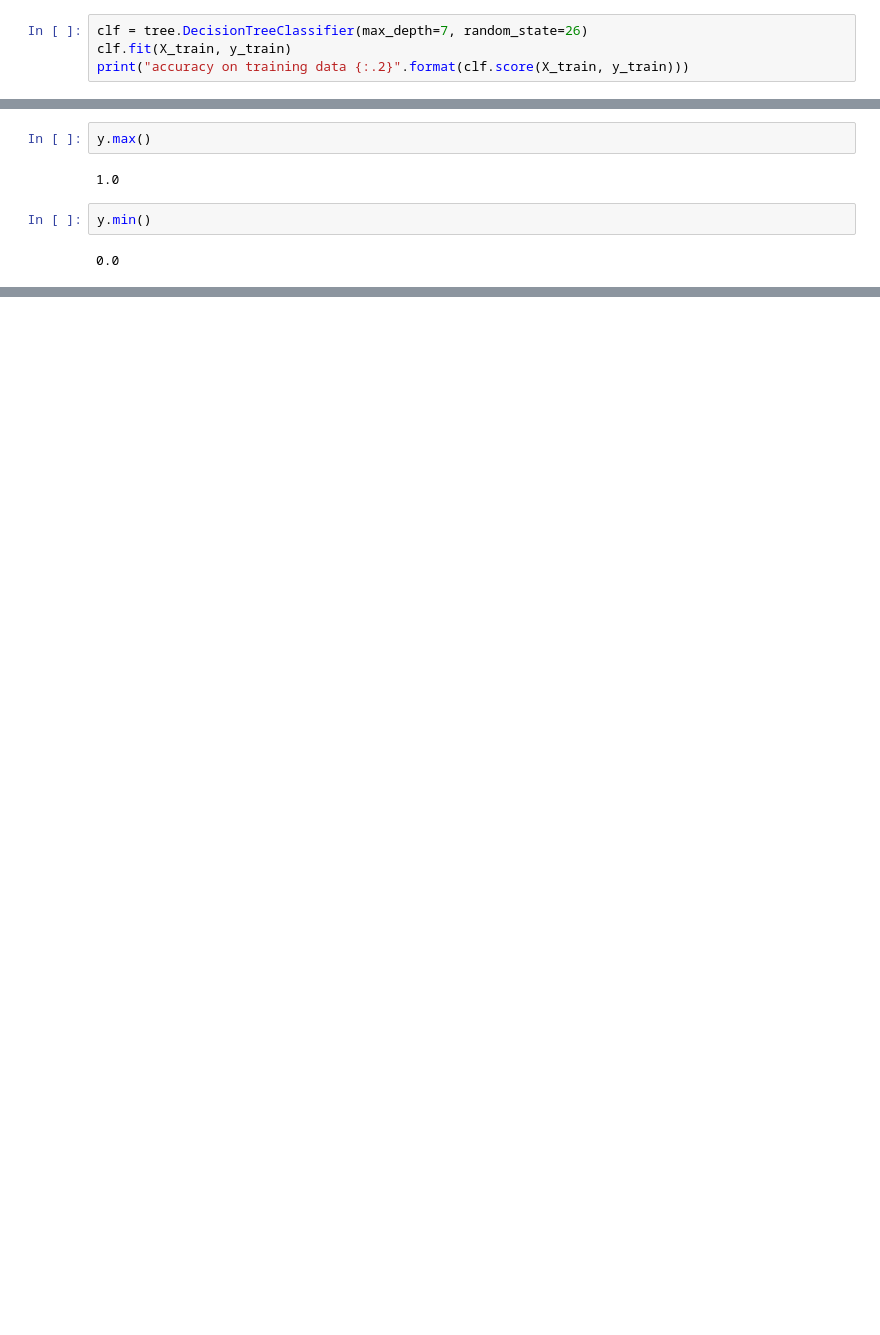
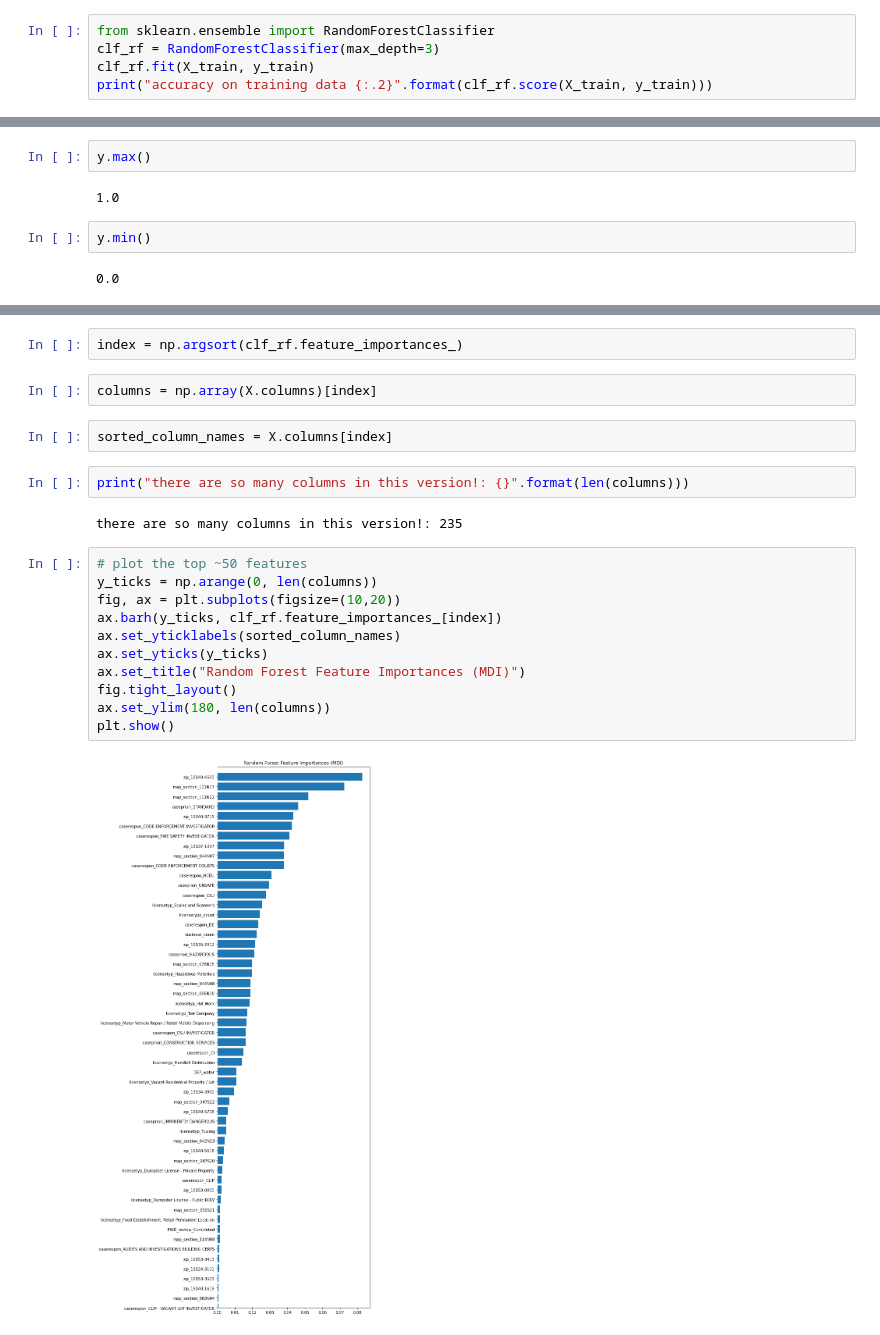
Before and after one commit to CoWoGeo/PUS2022_CWolk, a Jupyter notebook: ProjectLanthamWolk/JunkyardFireModel.ipynb, the cells around one changed output, grey strips where cells are left out. Cells and saved outputs as stored; diff of their text form; blank space fills up the shorter version.

```diff
--- a/ProjectLanthamWolk/JunkyardFireModel.ipynb
+++ b/ProjectLanthamWolk/JunkyardFireModel.ipynb
@@ -913,7 +914,8 @@ X_train.shape, X_test.shape, y_train.shape, y_test.shape
 # %%
 from sklearn import tree
 # %%
-clf = tree.DecisionTreeClassifier(max_depth=7, random_state=26)
-clf.fit(X_train, y_train)
-print("accuracy on training data {:.2}".format(clf.score(X_train, y_train)))
+from sklearn.ensemble import RandomForestClassifier
+clf_rf = RandomForestClassifier(max_depth=3)
+clf_rf.fit(X_train, y_train)
+print("accuracy on training data {:.2}".format(clf_rf.score(X_train, y_train)))
 # %% [output]
@@ -931,0 +942,23 @@ accuracy on training data 1.0
+# %%
+index = np.argsort(clf_rf.feature_importances_)
+# %%
+columns = np.array(X.columns)[index]
+# %%
+sorted_column_names = X.columns[index]
+# %%
+print("there are so many columns in this version!: {}".format(len(columns)))
+# %% [output]
+there are so many columns in this version!: 235
+# %%
+# plot the top ~50 features
+y_ticks = np.arange(0, len(columns))
+fig, ax = plt.subplots(figsize=(10,20))
+ax.barh(y_ticks, clf_rf.feature_importances_[index])
+ax.set_yticklabels(sorted_column_names)
+ax.set_yticks(y_ticks)
+ax.set_title("Random Forest Feature Importances (MDI)")
+fig.tight_layout()
+ax.set_ylim(180, len(columns))
+plt.show()
+# %% [output]
+[figure, added]
```
Also changed, not shown: parts of 31 cells of this notebook.
